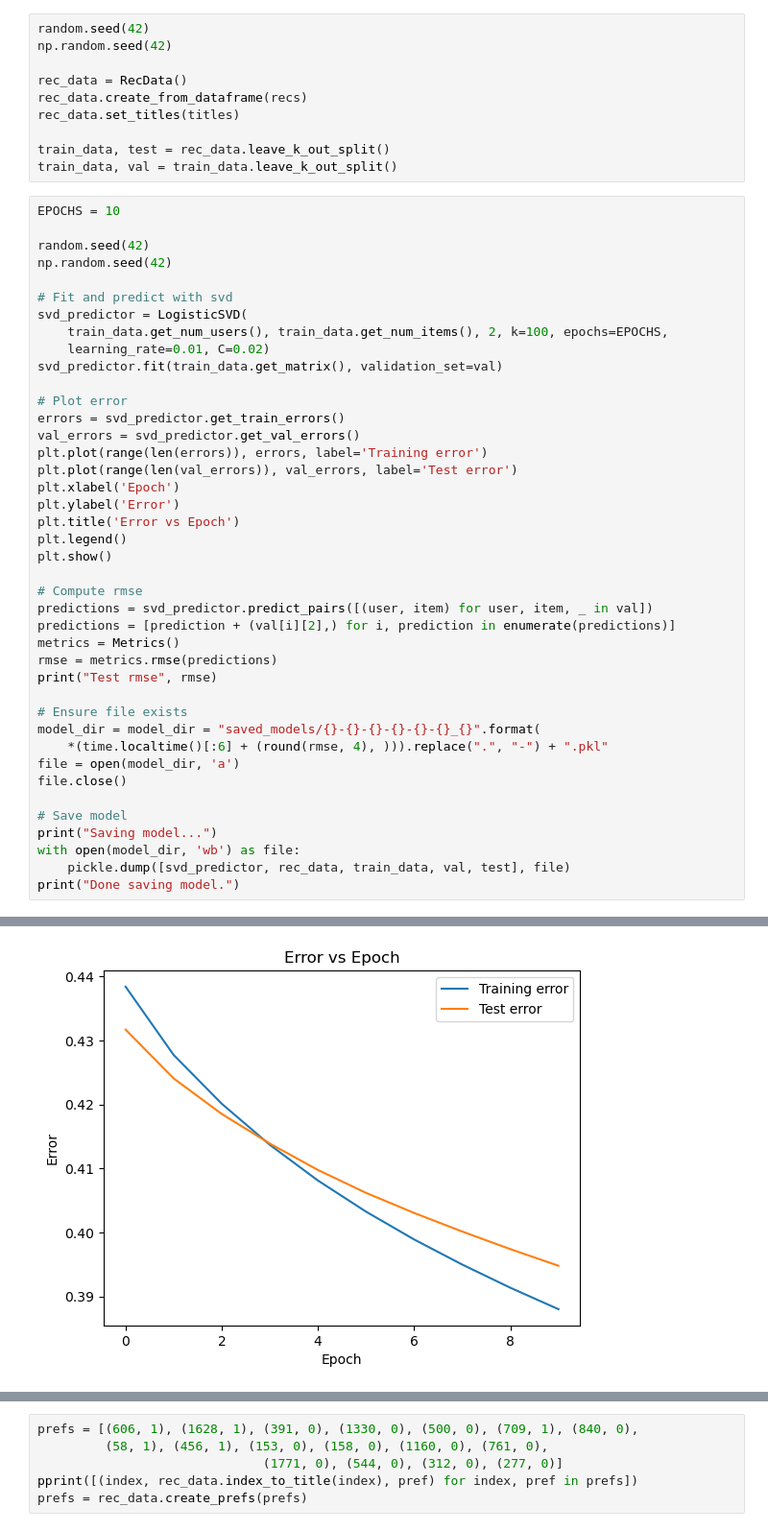
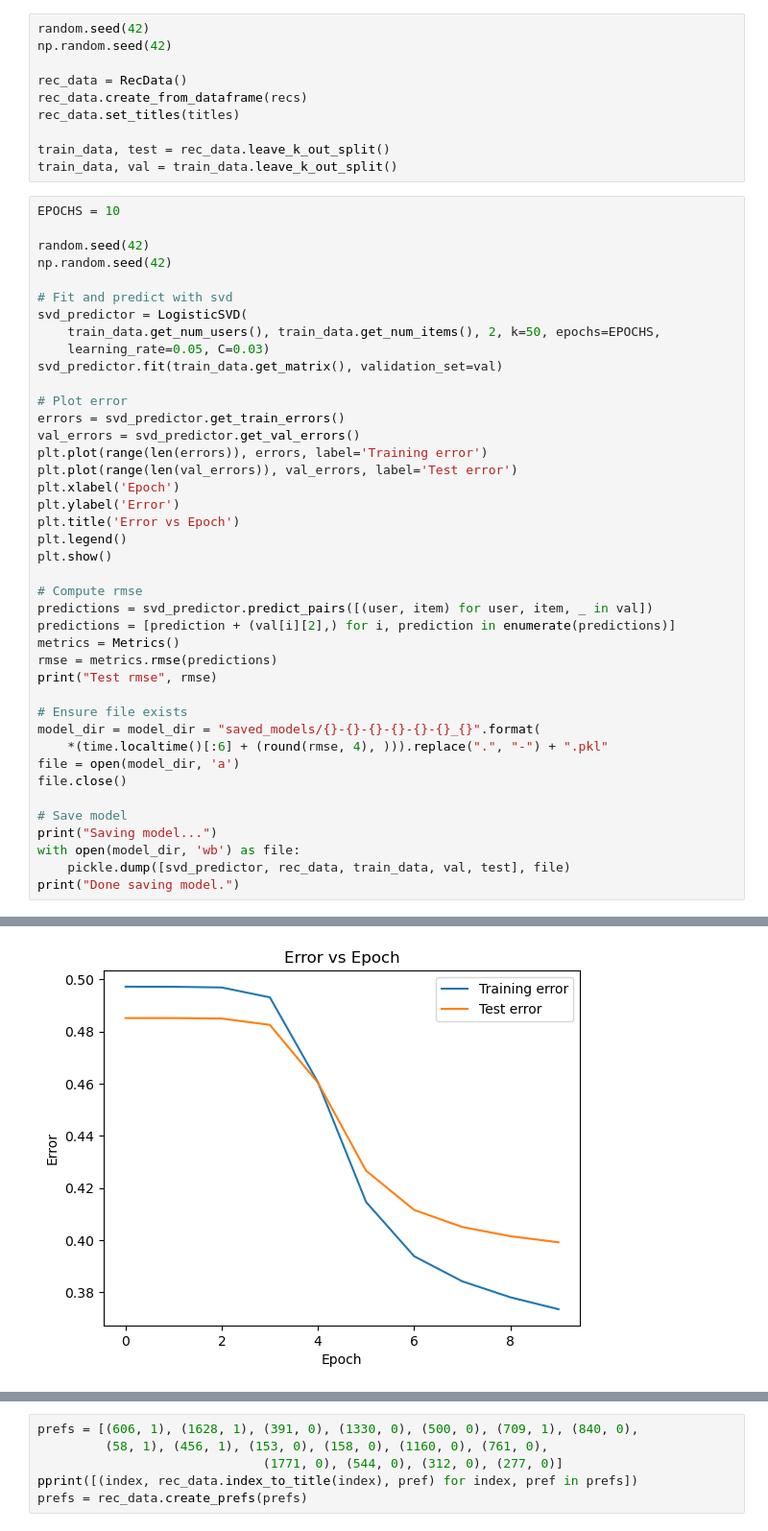
Before and after one commit to MitchellJC/game-rec, a Jupyter notebook: svdtuning.ipynb, the cells around one changed output, grey strips where cells are left out. Shown at 96% size. Drawn from its saved outputs; the diff is of its cells as text.

```diff
--- a/svdtuning.ipynb
+++ b/svdtuning.ipynb
@@ -47,8 +47,8 @@ np.random.seed(42)
 
 # Fit and predict with svd
 svd_predictor = LogisticSVD(
-    train_data.get_num_users(), train_data.get_num_items(), 2, k=100, epochs=EPOCHS,
-    learning_rate=0.01, C=0.02)
+    train_data.get_num_users(), train_data.get_num_items(), 2, k=50, epochs=EPOCHS,
+    learning_rate=0.05, C=0.03)
 svd_predictor.fit(train_data.get_matrix(), validation_set=val)
 
 # Plot error
@@ -94 +94 @@ Epoch 9/Training error: 0.38802567445796143/Validation error: 0.3948096103518678
-[figure, old version]
+[figure, new version]
```
Also changed, not shown: parts of 6 cells of this notebook, 1 other file.
